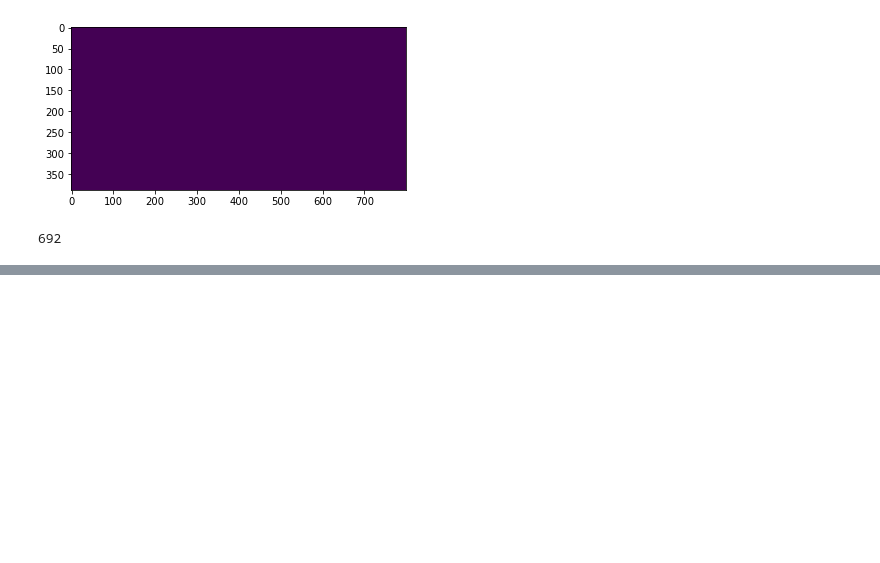
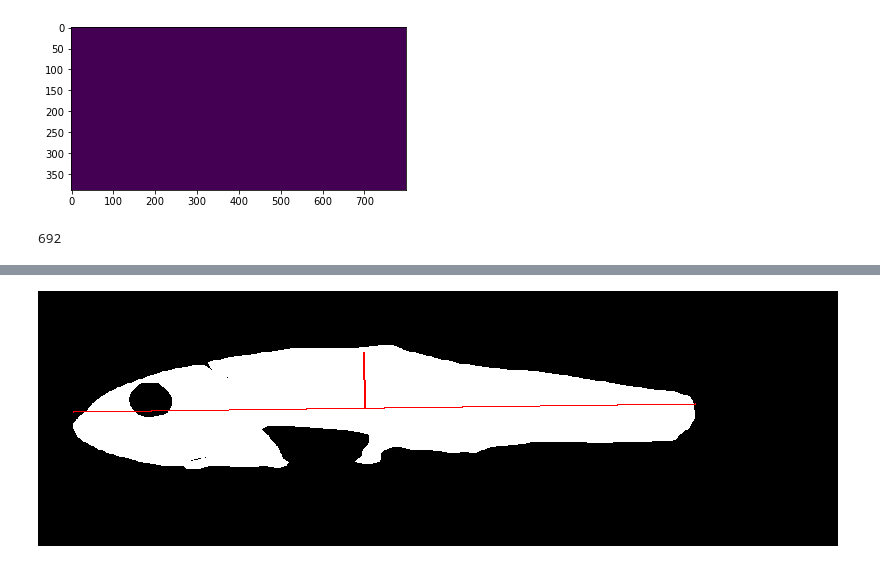
Before and after one commit to hdr-bgnn/Morphology-analysis, a Jupyter notebook: Scripts/Morphology_dev.ipynb, the cells around one changed output, grey strips where cells are left out. Drawn from its saved outputs; the diff is of its cells as text; code cells hidden in the pictures; blank space fills up the shorter version.

```diff
--- a/Scripts/Morphology_dev.ipynb
+++ b/Scripts/Morphology_dev.ipynb
@@ -597,0 +639,4 @@ img_seg_2.measure_body_length()
+# %%
+img_seg_2.visualize_major_minor()
+# %% [output]
+[figure, added]
```
Also changed, not shown: parts of 23 cells of this notebook, 2 other files.
